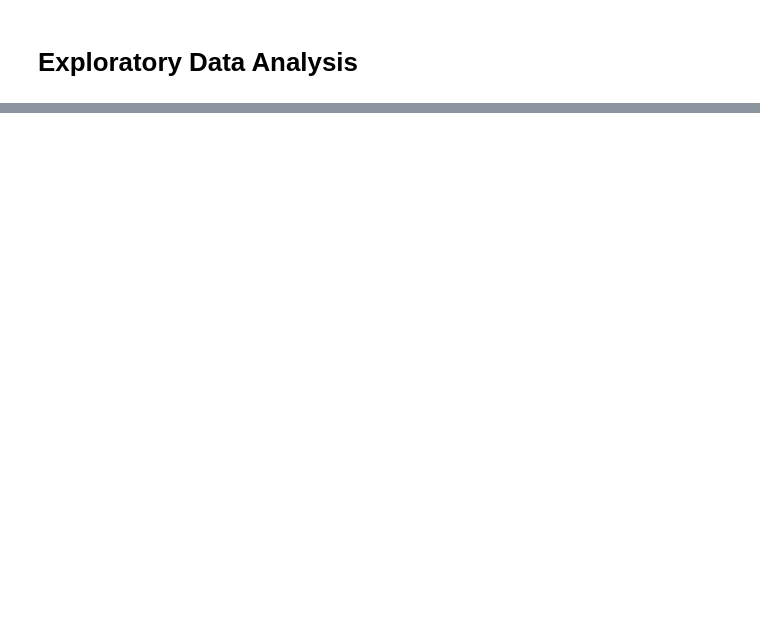
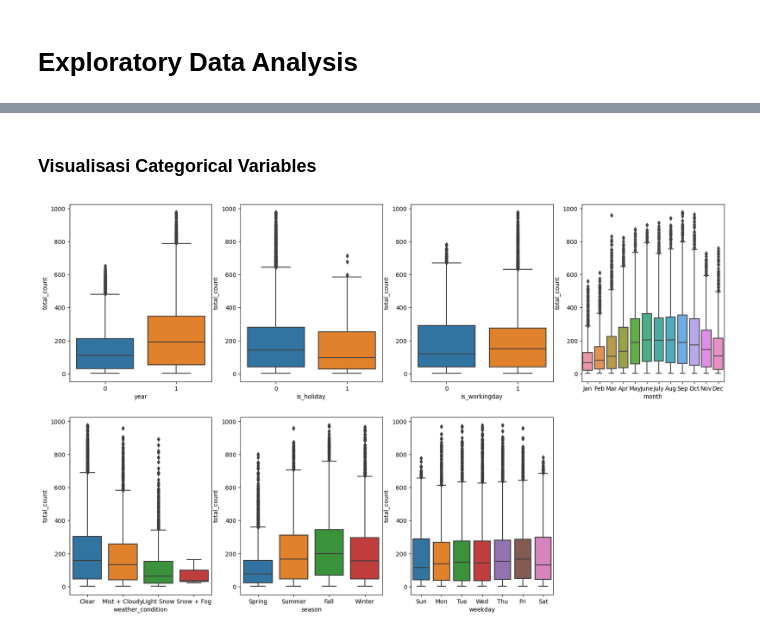
Before and after one commit to rhjhaerol/data-analisis-bike-sharing-dataset, a Jupyter notebook: data_analisis.ipynb, the cells around one changed output, grey strips where cells are left out. Cells and saved outputs as stored; diff of their text form; code cells hidden in the pictures; blank space fills up the shorter version.

```diff
--- a/data_analisis.ipynb
+++ b/data_analisis.ipynb
@@ -294,0 +387,30 @@ hours_df.groupby(by="dteday").agg({
+# %% [markdown]
+### Visualisasi Categorical Variables
+# %%
+#Relationship between categorical and continuous variable
+plt.figure(figsize=(20, 12))
+
+plt.subplot(2,4,1)
+sns.boxplot(x = 'year', y = 'total_count', data = bikes_df)
+
+plt.subplot(2,4,2)
+sns.boxplot(x = 'is_holiday', y = 'total_count', data = bikes_df)
+
+plt.subplot(2,4,3)
+sns.boxplot(x = 'is_workingday', y = 'total_count', data = bikes_df)
+
+plt.subplot(2,4,4)
+sns.boxplot(x = 'month', y = 'total_count', data = bikes_df)
+
+plt.subplot(2,4,5)
+sns.boxplot(x = 'weather_condition', y = 'total_count', data = bikes_df)
+
+plt.subplot(2,4,6)
+sns.boxplot(x = 'season', y = 'total_count', data = bikes_df)
+
+plt.subplot(2,4,7)
+sns.boxplot(x = 'weekday', y = 'total_count', data = bikes_df)
+
+plt.show()
+# %% [output]
+[figure, added]
```
Also changed, not shown: parts of 42 cells of this notebook.
